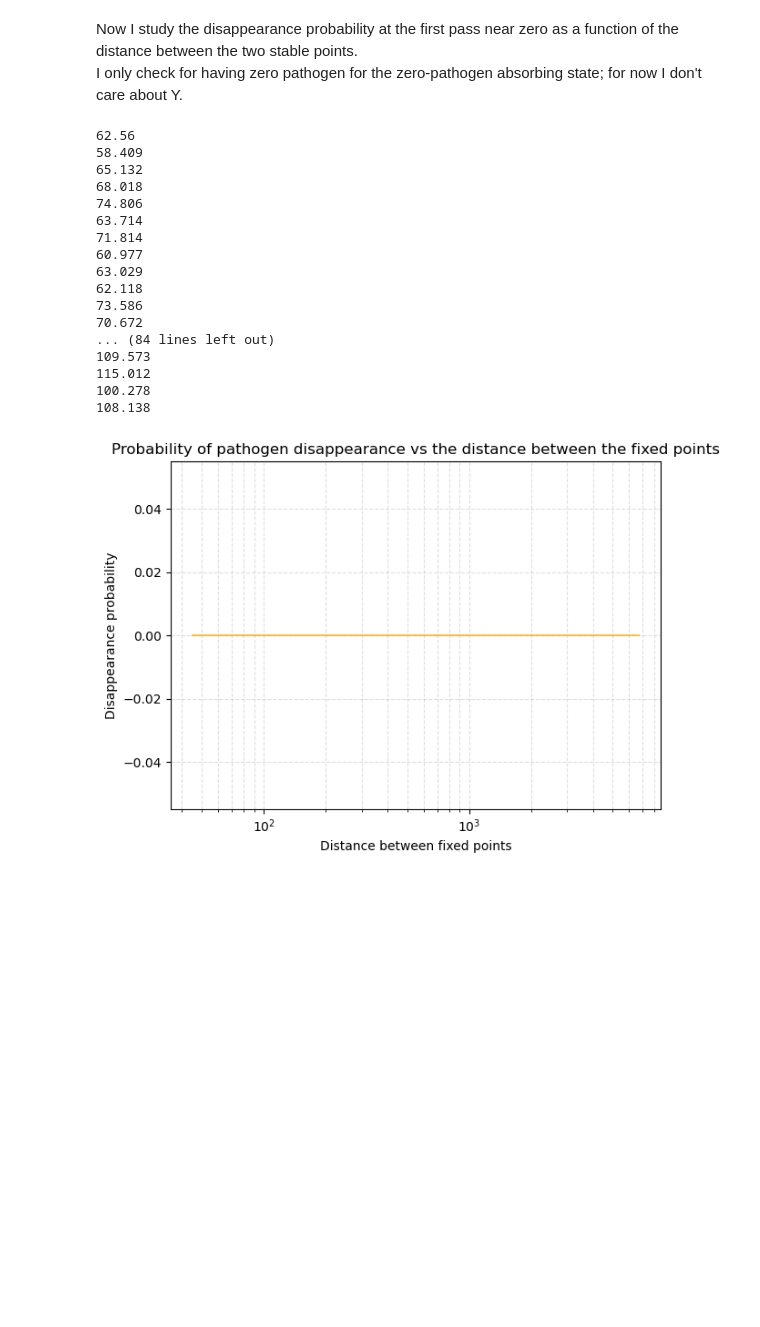
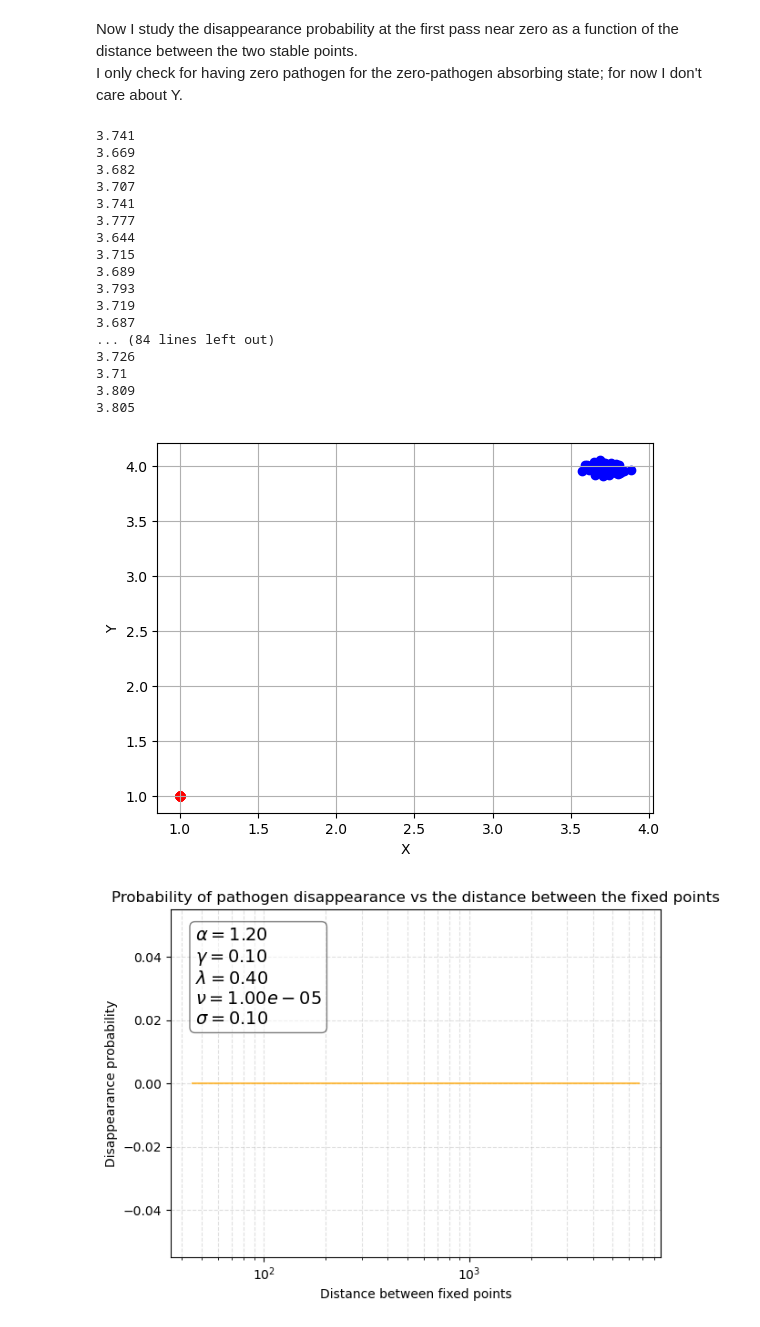
Before and after one commit to pietromalagoli/PCS, a Jupyter notebook: project.ipynb, the cells around one changed output. Cells and saved outputs as stored; diff of their text form; code cells hidden in the pictures; blank space fills up the shorter version.

```diff
--- a/project.ipynb
+++ b/project.ipynb
@@ -79,6 +127,7 @@ In which regime are we? First regime:(0,y_0) unstable, (x^*,y^*) stable
 # %% [markdown]
 Now I recreate the trajectory of the solutions of the ODE
 # %%
+'''
 # parameters initialization (I use the parameters listed in the caption of Figure 3)
 par = {
     'alpha': 1.2,
@@ -89,7 +138,7 @@ par = {
     'Dx': 0.,       # diffusion of x
     'Dy': 0.        # diffusion of y
 }
-
+'''
 # Define some meaningful quantities for the analysis
 y0 = par['lambda']/par['sigma']
 y_star = par['alpha']/par['gamma']
@@ -106,9 +155,21 @@ def system(z:np.ndarray ,t:np.ndarray ,par:dict):
     dydt = par['lambda'] + par['nu']*x*y - par['sigma']*y
     return [dxdt,dydt]
 
+# set the time span
+t_s = np.linspace(0,500,time_steps)
+
 # Solve
 X_ode = odeint(system,z0,t_s,args=(par,))[:,0]
 Y_ode = odeint(system,z0,t_s,args=(par,))[:,1]
+
+# Normalization
+X_ode /= np.mean(X_ode)
+Y_ode /= np.mean(Y_ode)
+
+# Normalize also the fixed points
+y0 /= np.mean(Y_ode)
+x_star /= np.mean(X_ode)
+y_star /= np.mean(Y_ode)
 
 # Trajectory of the solutions over time
 plt.plot(X_ode, Y_ode, c='orange', label='y(t)',alpha=0.7)
@@ -118,6 +179,7 @@ plt.scatter(x_star,y_star, c='r',marker='*',label=r'$(x^*,y^*)$')
 plt.xlabel('X')
 plt.ylabel('Y')
 plt.grid(True, which="both",alpha=0.4,linestyle='--')
+add_par_box(par)
 plt.legend()
 plt.tight_layout()
 plt.show()
@@ -244,6 +318,9 @@ I only check for having zero pathogen for the zero-pathogen absorbing state; for
 def P_diss(model,num_nu:int,n_iter:int,N:int,time_steps:int,par:dict):
     # Loop over nu, from 1e-5 to 1.5e-3
     nu_values = np.linspace(1e-5,1.5e-3,num_nu)[::-1]                   # I invert the array (doing [::-1] because the distance is inversly proportional to nu)
+
+    # set the time span
+    t_s = np.linspace(0,500,time_steps)
 
     # Initialize storing for disapperance probability
     P_d = np.zeros((num_nu,2))
@@ -256,53 +333,66 @@ def P_diss(model,num_nu:int,n_iter:int,N:int,time_steps:int,par:dict):
     for i,nu in enumerate(nu_values):
         par['nu'] = nu
         for iter in range(n_iter):
-            X_stoc, _ = lattice1(N=N,time_steps=time_steps,par=par)
-            print(X_stoc[-1])
-            if np.isclose(X_stoc[-1],0.0,1e-15):                        # I use np.isclose bc with the == always gives problems
+            X_stoc, Y_stoc = lattice1(N=N,time_steps=time_steps,par=par)
+            X_ode = odeint(system,z0,t_s,args=(par,))[:,0]
+            Y_ode = odeint(system,z0,t_s,args=(par,))[:,1]
+            # Define the first pass near-zero (as the point in which y(x) passes closest to (0,y0))
+            t_c = np.argmin(np.linalg.norm(np.array([0,y0]).reshape(2, 1) - np.array([X_ode, Y_ode]), axis=0))
+            t_cstoc = np.argmin(np.linalg.norm(np.array([0,y0]).reshape(2, 1) - np.array([X_stoc, Y_stoc]), axis=0))
+            plt.scatter(X_ode[t_c],Y_ode[t_c],c='r')
+            plt.scatter(X_stoc[t_cstoc],Y_stoc[t_cstoc],c='b')
+            print(X_stoc[t_c])
+            if np.isclose(X_stoc[t_c],0.0,1e-15):                        # I use np.isclose bc with the == always gives problems
                 P_d[i,1] += 1                                          # check if pathogen dissappeared
         P_d[i,1] /= n_iter
-
+    plt.grid(True)
+    plt.xlabel('X')
+    plt.ylabel('Y')
+    plt.show()
     return P_d
 
+'''
 par = {
     'alpha': 1.2,
     'gamma': 0.1,   # questo sarebbe 0.01
     'lambda': 0.4,
     'nu': 1e-5,
     'sigma': 0.1,
     'Dx': 0.,       # diffusion of x
     'Dy': 0.        # diffusion of y
 }
-
+'''
 # Compute the disapperance probability
 P_d = P_diss(model=lattice1,num_nu=10,n_iter=10,N=1000,time_steps=10,par=par)
 
 # plot the evolution of x(t)
 #plt.figure(figsize=(12,8))
 plt.plot(P_d[:,0],P_d[:,1],c='orange',alpha=0.7)
 plt.title('Probability of pathogen disappearance vs the distance between the fixed points')
 plt.xlabel('Distance between fixed points')
 plt.ylabel('Disappearance probability')
 plt.xscale('log')
 plt.grid(True, which="both",alpha=0.4,linestyle='--')
+add_par_box(par)
 plt.tight_layout()
 plt.show()
 # %% [output]
-62.56
-58.409
-65.132
-68.018
-74.806
-63.714
-71.814
-60.977
-63.029
-62.118
-73.586
-70.672
+3.741
+3.669
+3.682
+3.707
+3.741
+3.777
+3.644
+3.715
+3.689
+3.793
+3.719
+3.687
 ... (84 lines left out)
-109.573
-115.012
-100.278
-108.138
+3.726
+3.71
+3.809
+3.805
-[figure, old version]
+[figure, new version]
+[figure, added]
```
Also changed, not shown: parts of 7 cells of this notebook.
